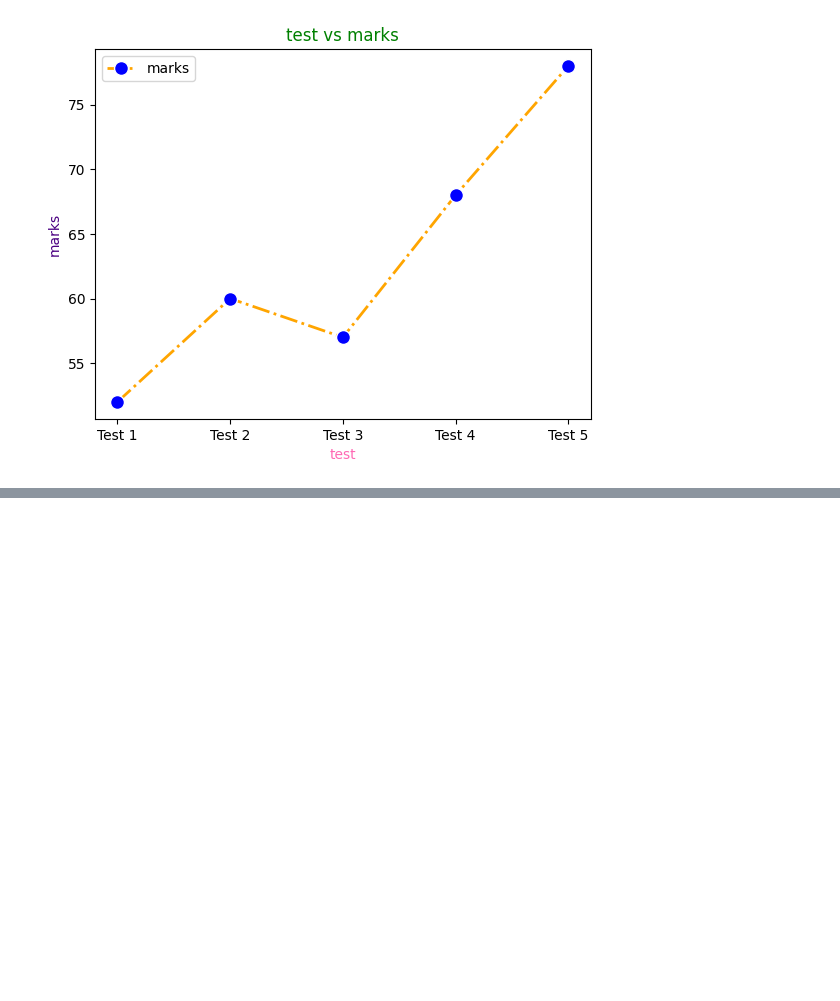
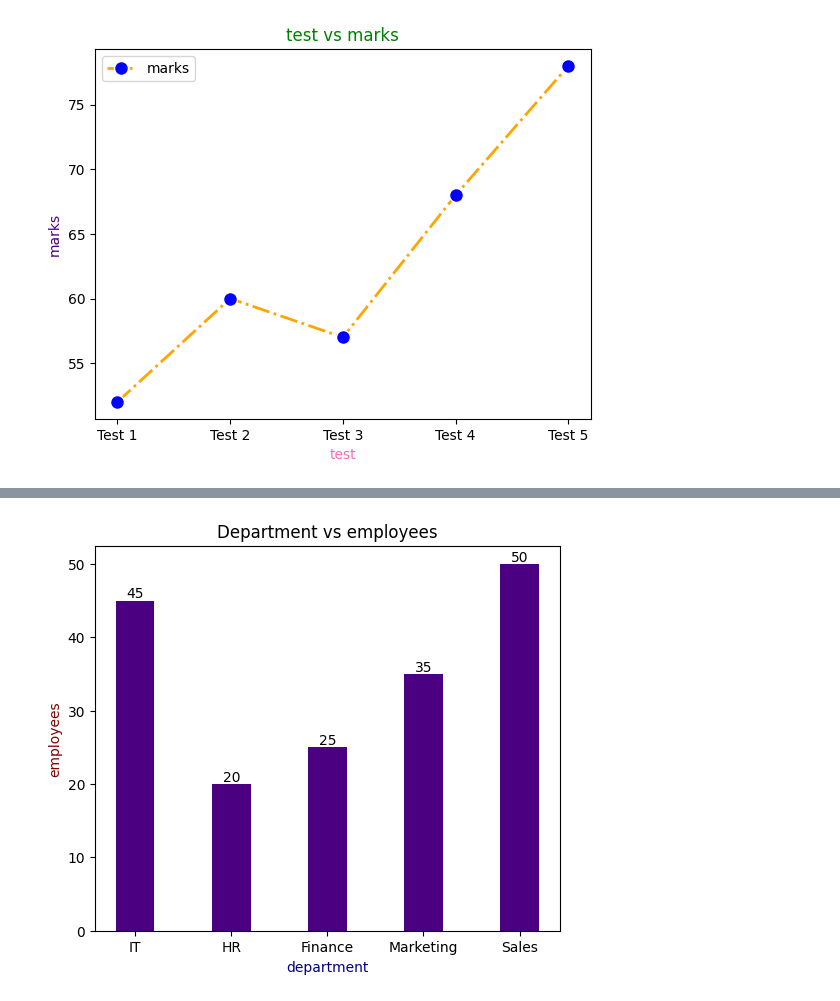
Before and after one commit to vamsivirigineni/Python-Data-Analysis, a Jupyter notebook: MatPlotLib/LineChart1.ipynb, the cells around one changed output, grey strips where cells are left out. Drawn from its saved outputs; the diff is of its cells as text; code cells hidden in the pictures; blank space fills up the shorter version.

```diff
--- a/MatPlotLib/LineChart1.ipynb
+++ b/MatPlotLib/LineChart1.ipynb
@@ -128,0 +177,3 @@ plt.show()
+# %%
+bar2 = pd.read_csv('/content/Department vs employees')
+bar2
@@ -128,0 +187,10 @@ plt.show()
+# %%
+plt.figure(figsize=(6,5))
+x = plt.bar(bar2['department'],bar2['employees'],width=0.4,color='indigo')
+plt.bar_label(x)
+plt.xlabel('department',color='navy')
+plt.ylabel('employees',color='maroon')
+plt.title('Department vs employees',color='black')
+plt.show()
+# %% [output]
+[figure, added]
```
Also changed, not shown: parts of 20 cells of this notebook.
